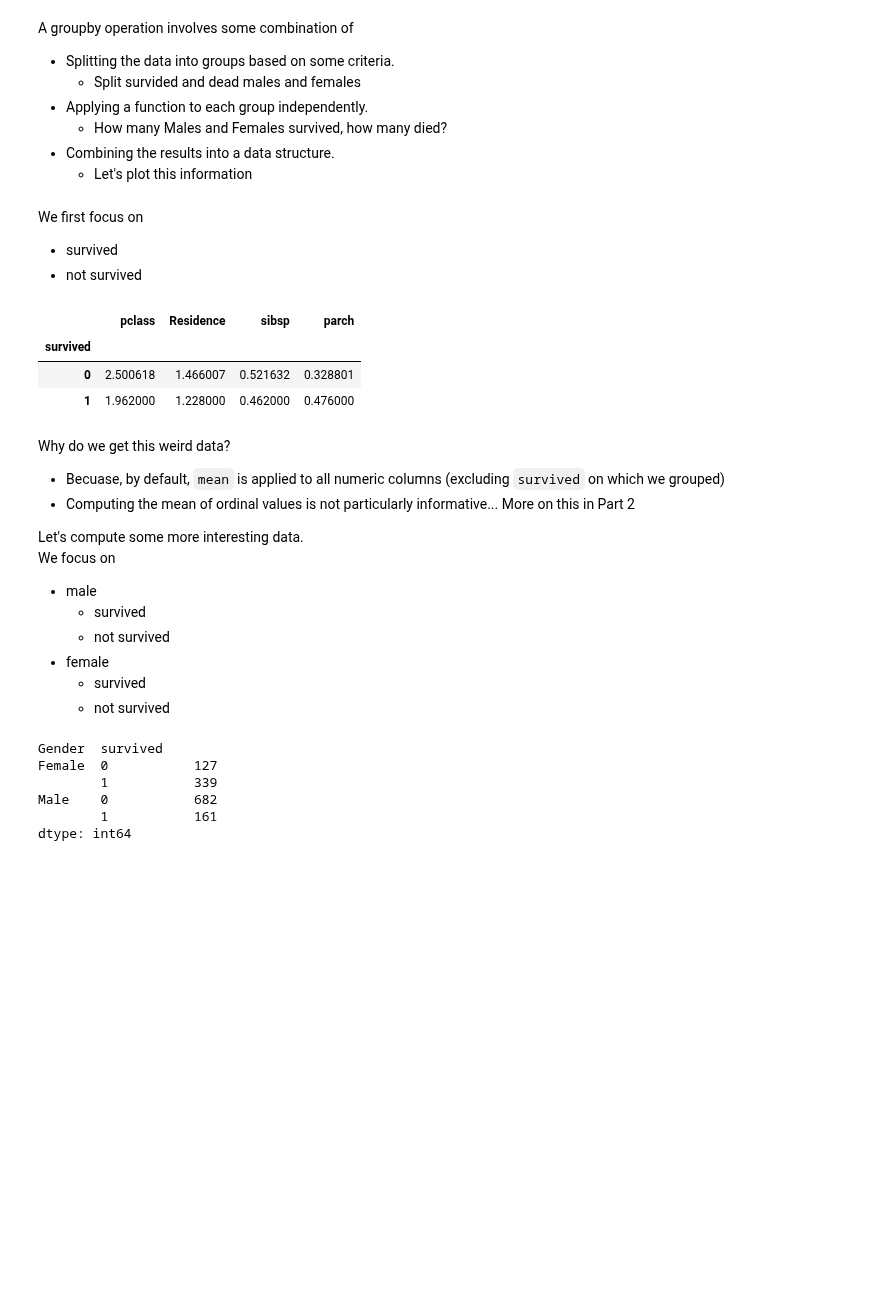
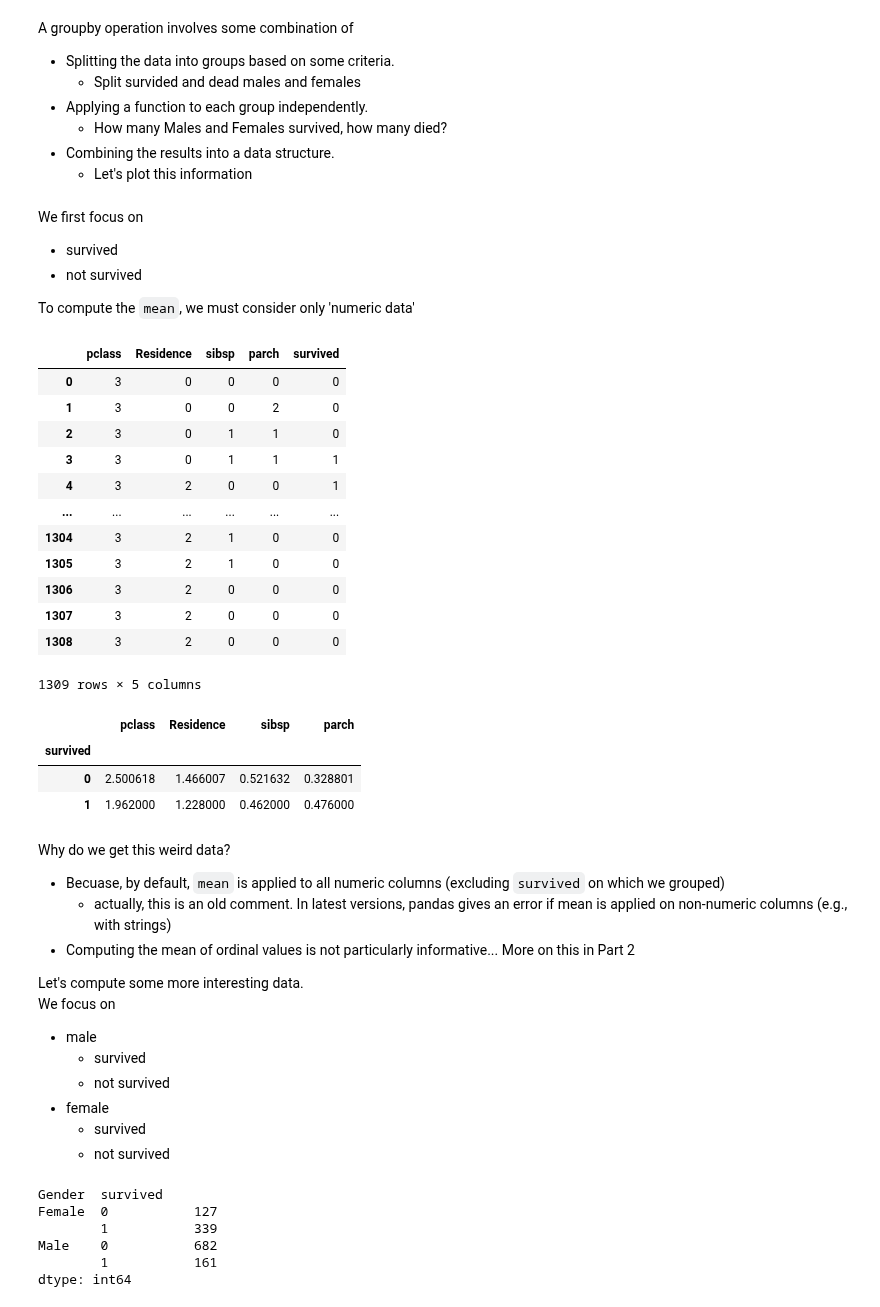
Before and after one commit to EMbeDS-education/ComputingDataAnalysisModeling20232024, a Jupyter notebook: PDAI/jupyter/jupyterNotebooks/M2_01Titanic_EDA.ipynb, the cells around one changed output. Saved outputs shown, nothing was run; the diff lists cells and outputs as text; code cells hidden in the pictures; blank space fills up the shorter version.

```diff
--- a/PDAI/jupyter/jupyterNotebooks/M2_01Titanic_EDA.ipynb
+++ b/PDAI/jupyter/jupyterNotebooks/M2_01Titanic_EDA.ipynb
@@ -143,4 +143,23 @@ A groupby operation involves some combination of
 We first focus on
 - survived
 - not survived
+
+To compute the `mean`, we must consider only 'numeric data'
+# %%
+titanic_data_numeric=titanic_data[['pclass','Residence','sibsp','parch','survived']]
+titanic_data_numeric
+# %% [output]
+|  | pclass | Residence | sibsp | parch | survived |
+| 0 | 3 | 0 | 0 | 0 | 0 |
+| 1 | 3 | 0 | 0 | 2 | 0 |
+| 2 | 3 | 0 | 1 | 1 | 0 |
+| 3 | 3 | 0 | 1 | 1 | 1 |
+| 4 | 3 | 2 | 0 | 0 | 1 |
+| ... | ... | ... | ... | ... | ... |
+| 1304 | 3 | 2 | 1 | 0 | 0 |
+| 1305 | 3 | 2 | 1 | 0 | 0 |
+| 1306 | 3 | 2 | 0 | 0 | 0 |
+| 1307 | 3 | 2 | 0 | 0 | 0 |
+| 1308 | 3 | 2 | 0 | 0 | 0 |
+1309 rows × 5 columns
 # %%
@@ -153,6 +172,7 @@ titanic_data.groupby(['survived']).mean()
 # %% [markdown]
 Why do we get this weird data?
 - Becuase, by default, `mean` is applied to all numeric columns (excluding `survived` on which we grouped)
+  - actually, this is an old comment. In latest versions, pandas gives an error if mean is applied on non-numeric columns (e.g., with strings)
 - Computing the mean of ordinal values is not particularly informative... More on this in Part 2
 
 Let's compute some more interesting data.<br/>
```
Also changed, not shown: parts of 7 cells of this notebook, 2 other files.
